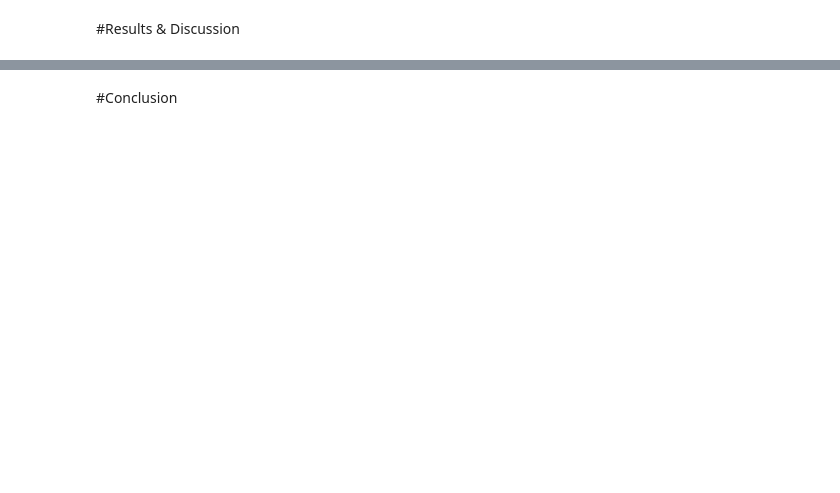
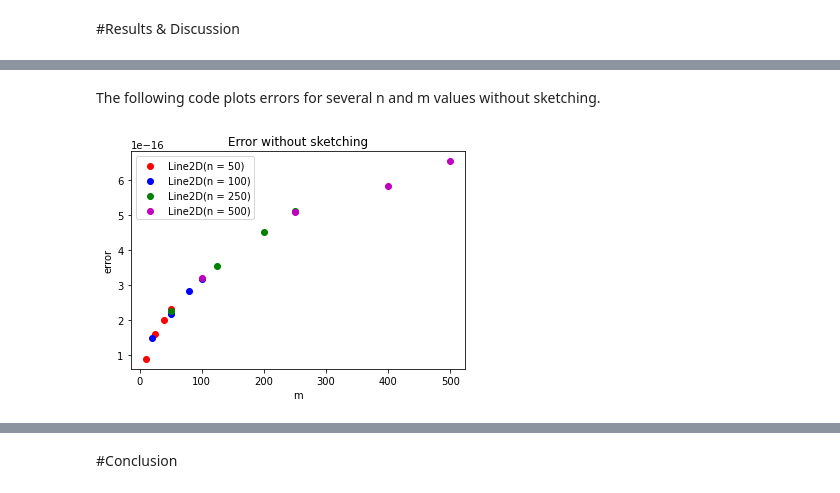
Before and after one commit to Tenrog/NREL_Spring_2022_Penultimate.ipynb, a Jupyter notebook: NREL_Spring_2022_Penultimate.ipynb, the cells around one changed output, grey strips where cells are left out. Drawn from its saved outputs; the diff is of its cells as text; code cells hidden in the pictures; blank space fills up the shorter version.

```diff
--- a/NREL_Spring_2022_Penultimate.ipynb
+++ b/NREL_Spring_2022_Penultimate.ipynb
@@ -949,0 +831,36 @@ We do not have significant results to show since our RGMRes implementation does
+# %%
+classic_results = (Algo2_Testing([50,100,250,500], 1))
+sketch_results = (SAlgo2_Testing([50,100,250,500], 1))
+# %% [markdown]
+The following code plots errors for several n and m values without sketching.
+# %%
+n_list = [50,100,250,500]
+acc = np.zeros((len(n_list),len(n_list)))
+
+p = 0
+for n in classic_results:
+  q = 0
+  for m in n:
+    for i in m:
+      acc[p,q] = i[0]
+    q = q + 1
+  p = p + 1
+
+colors = ["r","b","g","m"]
+
+for i in range(len(n_list)):
+  m = m_list(int(n_list[i]))
+  plt.scatter(m, acc[i], c=colors[i])
+
+plt.legend([line.Line2D([0],[0],marker='o',color='w',label='n = 50', markerfacecolor='r', markersize=10),
+          line.Line2D([0],[0],marker='o',color='w',label='n = 100', markerfacecolor='b', markersize=10),
+          line.Line2D([0],[0],marker='o',color='w',label='n = 250', markerfacecolor='g', markersize=10),
+          line.Line2D([0],[0],marker='o',color='w',label='n = 500', markerfacecolor='m', markersize=10)])
+
+plt.title("Error without sketching")
+plt.xlabel("m")
+plt.ylabel("error")
+
+plt.show()
+# %% [output]
+[figure, added]
```
Also changed, not shown: parts of 95 cells of this notebook.
